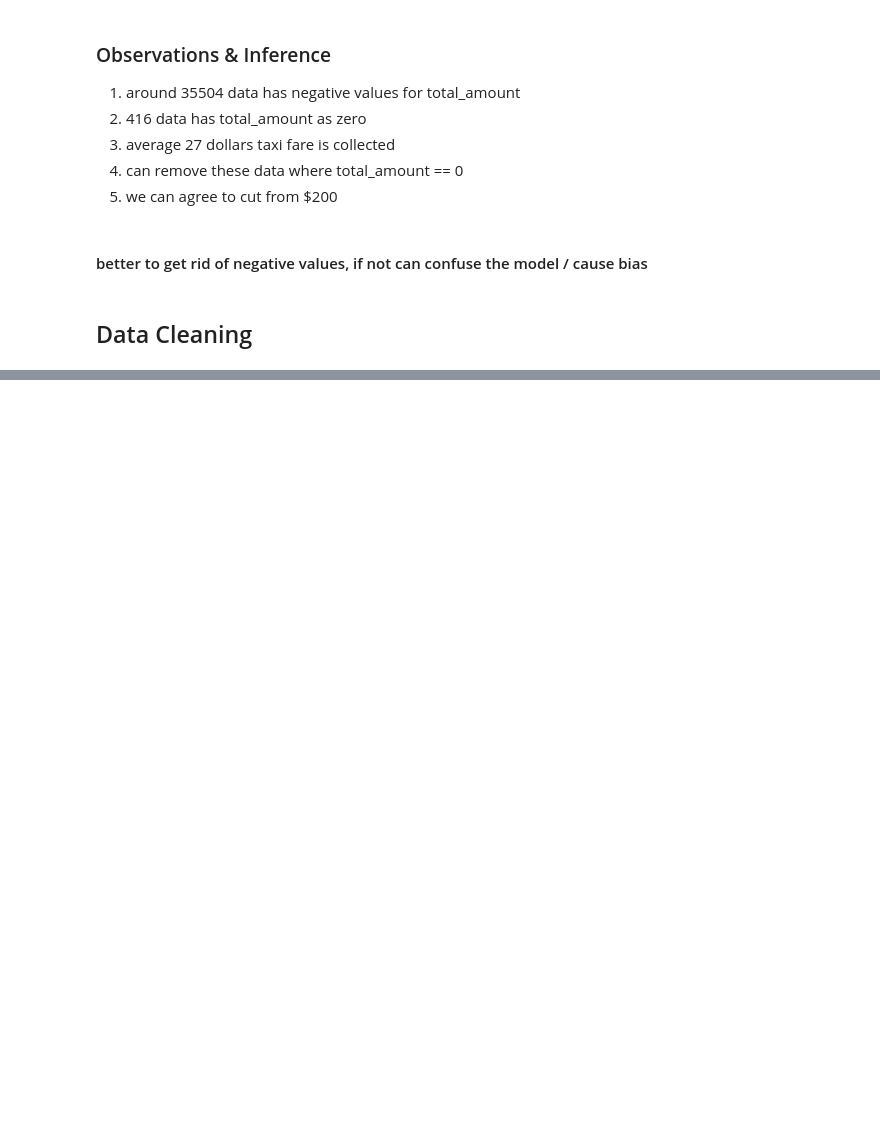
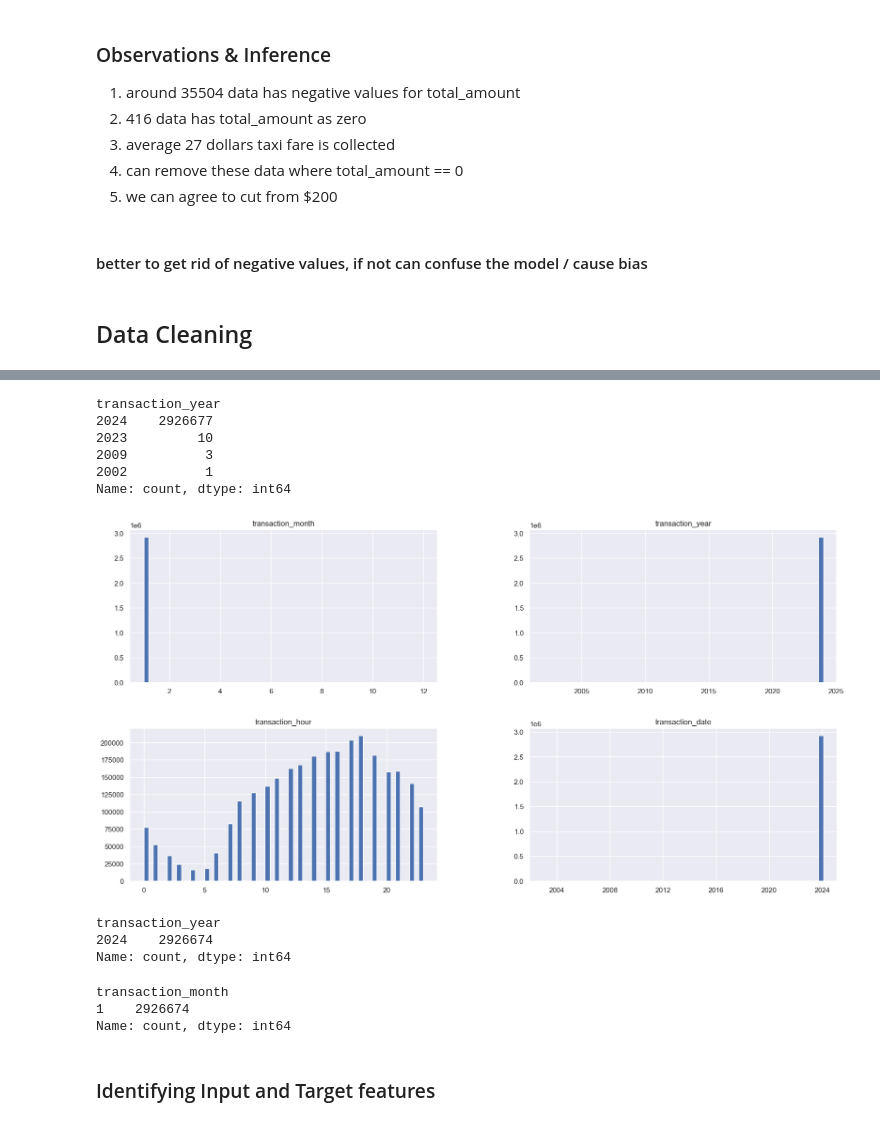
Before and after one commit to ajeetth/ML_models, a Jupyter notebook: NYC_Taxi_Fare_Prediction/NYC_Taxi_Fare_Prediction.ipynb, the cells around one changed output, grey strips where cells are left out. Saved outputs shown, nothing was run; the diff lists cells and outputs as text; code cells hidden in the pictures; blank space fills up the shorter version.

Commit message:
pre-processing date data

```diff
--- a/NYC_Taxi_Fare_Prediction/NYC_Taxi_Fare_Prediction.ipynb
+++ b/NYC_Taxi_Fare_Prediction/NYC_Taxi_Fare_Prediction.ipynb
@@ -204,0 +183,2 @@ memory usage: 201.0 MB
+# %%
+taxi_data_prep = taxi_data_filtered.copy()
@@ -204,0 +194,9 @@ memory usage: 201.0 MB
+# %%
+taxi_data_prep['transaction_date'] = pd.to_datetime(taxi_data_prep['tpep_pickup_datetime'].dt.date)
+
+#we make it datetime again because its very little use when its just a string (cant compare , sort, etc)
+
+taxi_data_prep['transaction_year'] =  taxi_data_prep['tpep_pickup_datetime'].dt.year
+taxi_data_prep['transaction_month'] = taxi_data_prep['tpep_pickup_datetime'].dt.month
+taxi_data_prep['transaction_day'] = taxi_data_prep['tpep_pickup_datetime'].dt.day
+taxi_data_prep['transaction_hour'] = taxi_data_prep['tpep_pickup_datetime'].dt.hour
@@ -204,0 +212,15 @@ memory usage: 201.0 MB
+# %%
+taxi_data_prep['transaction_year'].value_counts()
+# will have to consider only the data from 2024 and discard the rest
+# %% [output]
+transaction_year
+2024    2926677
+2023         10
+2009          3
+2002          1
+Name: count, dtype: int64
+# %%
+taxi_data_prep[[ 'transaction_month', 'transaction_year', 'transaction_hour', 'transaction_date']].hist(figsize=(20, 10), bins=60)
+plt.show()
+# %% [output]
+[figure, added]
@@ -204,0 +232,14 @@ memory usage: 201.0 MB
+# %%
+taxi_data_prep['transaction_year'].value_counts()
+# %% [output]
+transaction_year
+2024    2926674
+Name: count, dtype: int64
+# %%
+taxi_data_prep['transaction_month'].value_counts()
+# %% [output]
+transaction_month
+1    2926674
+Name: count, dtype: int64
+# %% [markdown]
+### Identifying Input and Target features
```
Also changed, not shown: parts of 26 cells of this notebook.
